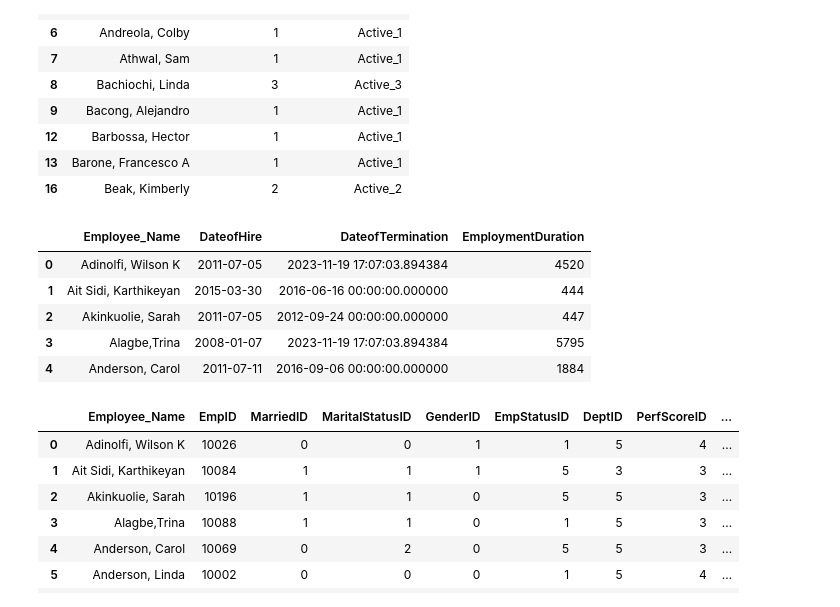
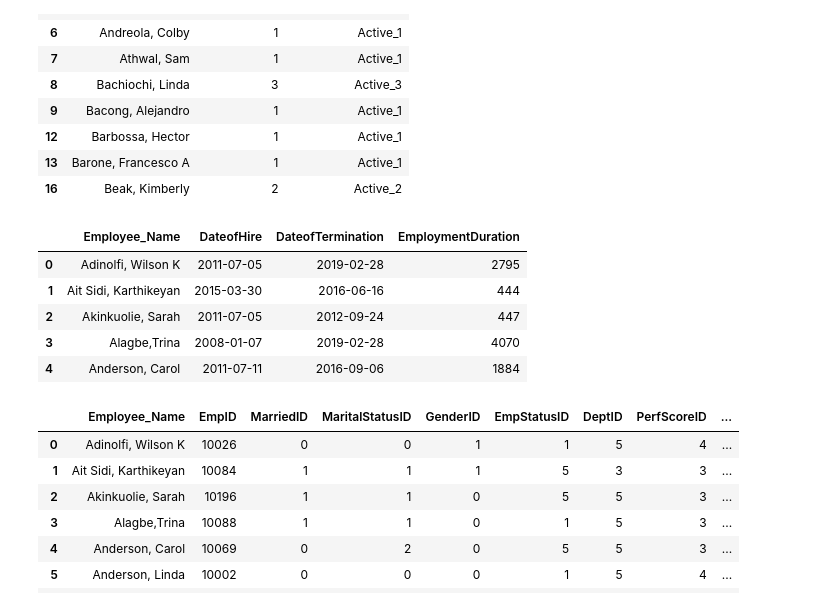
Before and after one commit to TerraJRiley/Human_Resources_Analysis, a Jupyter notebook: HR_Cleaning.ipynb, the cells around one changed output. Saved outputs shown, nothing was run; the diff lists cells and outputs as text; code cells hidden in the pictures.

```diff
--- a/HR_Cleaning.ipynb
+++ b/HR_Cleaning.ipynb
@@ -9,3 +9,14 @@ import datetime
 %matplotlib inline
 # %%
 df = pd.read_csv('./data/HRDataset_v14.csv')
+# %%
+import pandas as pd
+
+# Assuming 'df' is your DataFrame and 'date_column' is the name of your date column
+# Ensure that the column is in datetime format. If not, convert it:
+df['LastPerformanceReview_Date'] = pd.to_datetime(df['LastPerformanceReview_Date'])
+
+# Find the latest date
+latest_date = df['LastPerformanceReview_Date'].max()
+
+print("Latest Date:", latest_date)
@@ -147,30 +160,30 @@ df[df['EmploymentStatus'].str.startswith('Active')][
 # %%
 # Edited ChatGPT Code
 # Adjusting the code to replace only NaT (not a time) values in 'DateofTermination' with the current date
 # This will handle cases where 'DateofTermination' is missing, instead of future dates
 
 # Re-loading the dataset to reset the changes
 
 # Converting 'DateofHire' and 'DateofTermination' to datetime objects
 df['DateofHire'] = pd.to_datetime(df['DateofHire'])
 df['DateofTermination'] = pd.to_datetime(df['DateofTermination'], errors='coerce')  # 'coerce' will set invalid parsing as NaT
 
 # Replacing NaT in 'DateofTermination' with the current date
 #current_date = datetime.now()
-df['DateofTermination'].fillna(datetime.datetime.now(), inplace=True)
+df['DateofTermination'].fillna(latest_date, inplace=True)
 
 # Calculating the difference between 'DateofHire' and 'DateofTermination'
 df['EmploymentDuration'] = (df['DateofTermination'] - df['DateofHire']).dt.days
 
 # Verifying the changes with a sample
 df[['Employee_Name', 'DateofHire', 'DateofTermination', 'EmploymentDuration']].head(5)
 # %% [output]
 |  | Employee_Name | DateofHire | DateofTermination | EmploymentDuration |
-| 0 | Adinolfi, Wilson K | 2011-07-05 | 2023-11-19 17:07:03.894384 | 4520 |
-| 1 | Ait Sidi, Karthikeyan | 2015-03-30 | 2016-06-16 00:00:00.000000 | 444 |
-| 2 | Akinkuolie, Sarah | 2011-07-05 | 2012-09-24 00:00:00.000000 | 447 |
-| 3 | Alagbe,Trina | 2008-01-07 | 2023-11-19 17:07:03.894384 | 5795 |
-| 4 | Anderson, Carol | 2011-07-11 | 2016-09-06 00:00:00.000000 | 1884 |
+| 0 | Adinolfi, Wilson K | 2011-07-05 | 2019-02-28 | 2795 |
+| 1 | Ait Sidi, Karthikeyan | 2015-03-30 | 2016-06-16 | 444 |
+| 2 | Akinkuolie, Sarah | 2011-07-05 | 2012-09-24 | 447 |
+| 3 | Alagbe,Trina | 2008-01-07 | 2019-02-28 | 4070 |
+| 4 | Anderson, Carol | 2011-07-11 | 2016-09-06 | 1884 |
 # %%
 def map_funct(cell_in):
     if cell_in == "MA":
```
Also changed, not shown: parts of 2 cells of this notebook, 4 other files.
